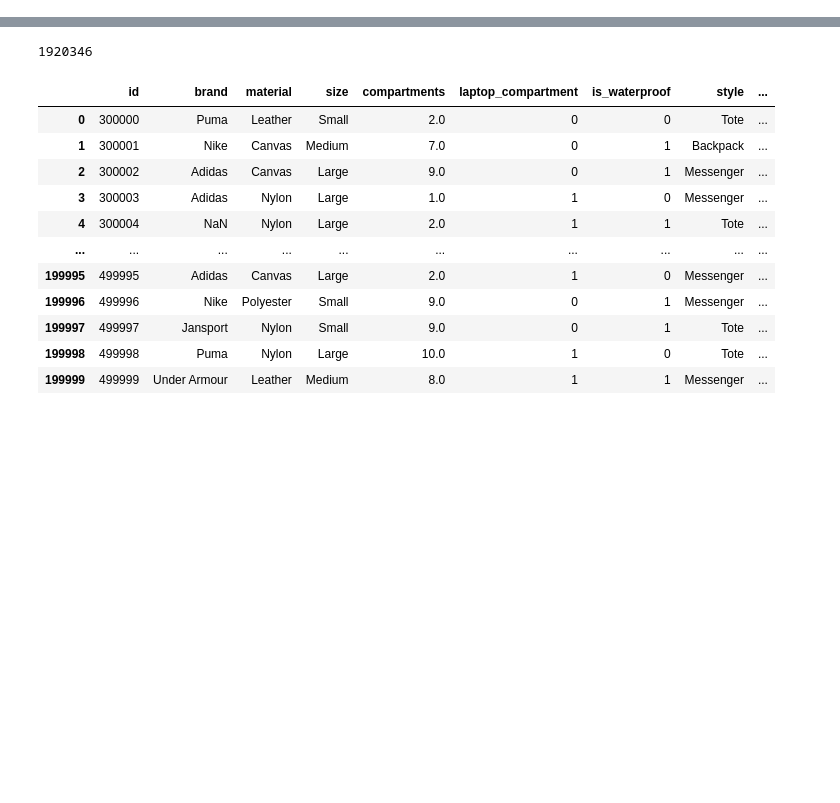
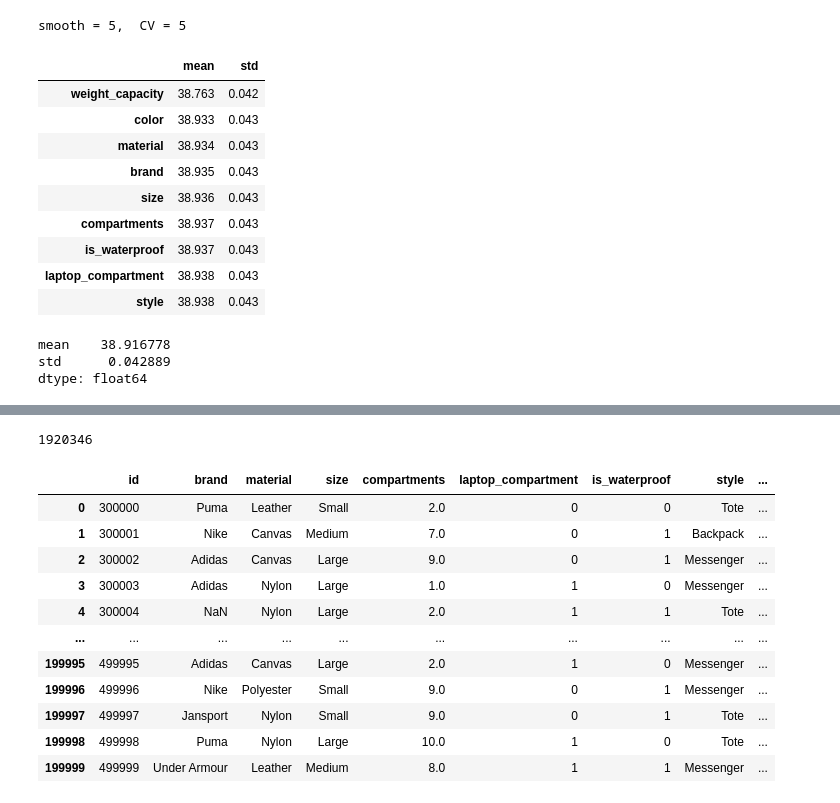
Before and after one commit to Jordanbarker/backpack-prediction-challenge, a Jupyter notebook: notebooks/feature_selection.ipynb, the cells around one changed output, grey strips where cells are left out. Cells and saved outputs as stored; diff of their text form; code cells hidden in the pictures; blank space fills up the shorter version.

```diff
--- a/notebooks/feature_selection.ipynb
+++ b/notebooks/feature_selection.ipynb
@@ -51,0 +554,17 @@ test_df = prepare_data(test_df, is_train=False)
+# %%
+cv_te(smooth=5, cv=5)
+# %% [output]
+smooth = 5,  CV = 5
+|  | mean | std |
+| weight_capacity | 38.763 | 0.042 |
+| color | 38.933 | 0.043 |
+| material | 38.934 | 0.043 |
+| brand | 38.935 | 0.043 |
+| size | 38.936 | 0.043 |
+| compartments | 38.937 | 0.043 |
+| is_waterproof | 38.937 | 0.043 |
+| laptop_compartment | 38.938 | 0.043 |
+| style | 38.938 | 0.043 |
+mean    38.916778
+std      0.042889
+dtype: float64
```
Also changed, not shown: parts of 41 cells of this notebook.
